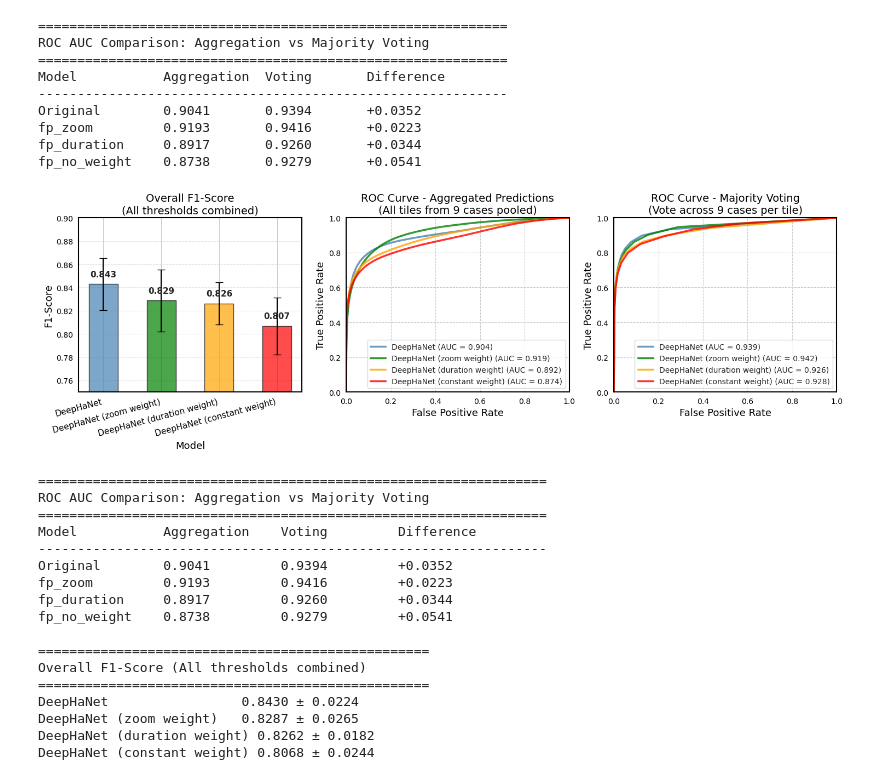
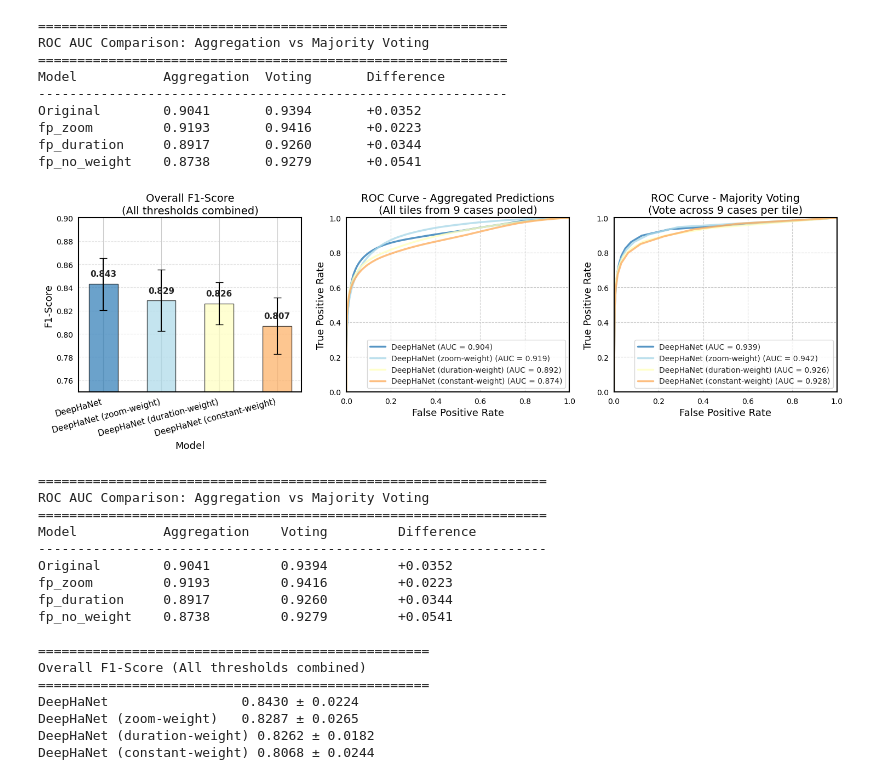
Before and after one commit to mling216/HaMap, a Jupyter notebook: code/analysis/Analyze_ablation_results.ipynb, the cells around one changed output. Drawn from its saved outputs; the diff is of its cells as text; code cells hidden in the pictures.

Commit message:
update plots with global colors

```diff
--- a/code/analysis/Analyze_ablation_results.ipynb
+++ b/code/analysis/Analyze_ablation_results.ipynb
@@ -521,7 +521,7 @@ fp_no_weight    0.8738       0.9279       +0.0541
 # Plot both ROC curves side by side with F1-score comparison
 fig, axes = plt.subplots(1, 3, figsize=(15, 5))
 
-colors = {'Original': 'steelblue', 'fp_duration': 'orange', 'fp_zoom': 'green', 'fp_no_weight': 'red'}
+colors = {'Original': '#2c7bb6', 'fp_duration': '#ffffbf', 'fp_zoom': '#abd9e9', 'fp_no_weight': '#fdae61'}
 model_order = ['Original', 'fp_zoom', 'fp_duration', 'fp_no_weight']
 model_labels = {'Original': 'DeepHaNet', 'fp_zoom': 'DeepHaNet (zoom-weight)', 'fp_duration': 'DeepHaNet (duration-weight)', 'fp_no_weight': 'DeepHaNet (constant-weight)'}
 
@@ -591,34 +591,34 @@ ax3.legend(loc="lower right", fontsize=10)
 ax3.tick_params(colors='black')
 ax3.grid(True, alpha=1, linestyle='--')
 for spine in ax3.spines.values():
     spine.set_edgecolor('black')
     spine.set_linewidth(1.5)
 
 plt.tight_layout()
 fig.savefig('./results/roc_all_vs_voting_with_f1.pdf', format='pdf', bbox_inches='tight')
 plt.show()
 
 # Print side-by-side comparison
 print("\n" + "="*65)
 print("ROC AUC Comparison: Aggregation vs Majority Voting")
 print("="*65)
 print(f"{'Model':<15} {'Aggregation':<14} {'Voting':<14} {'Difference':<12}")
 print("-"*65)
 for model_name in model_order:
     agg_auc = roc_results[model_name]['auc']
     vote_auc = voted_roc_results[model_name]['auc']
     diff = vote_auc - agg_auc
     print(f"{model_name:<15} {agg_auc:.4f}         {vote_auc:.4f}         {diff:+.4f}")
 
 print("\n" + "="*50)
 print("Overall F1-Score (All thresholds combined)")
 print("="*50)
 for model_name in model_order:
     f1_mean = means[model_order.index(model_name)]
     f1_sem = sems[model_order.index(model_name)]
     print(f"{model_labels[model_name]:<25} {f1_mean:.4f} ± {f1_sem*1.96:.4f}")
 # %% [output]
-[figure, old version]
+[figure, new version]
 =================================================================
 ROC AUC Comparison: Aggregation vs Majority Voting
 =================================================================
@@ -633,6 +633,6 @@ fp_no_weight    0.8738         0.9279         +0.0541
 Overall F1-Score (All thresholds combined)
 ==================================================
 DeepHaNet                 0.8430 ± 0.0224
-DeepHaNet (zoom weight)   0.8287 ± 0.0265
-DeepHaNet (duration weight) 0.8262 ± 0.0182
-DeepHaNet (constant weight) 0.8068 ± 0.0244
+DeepHaNet (zoom-weight)   0.8287 ± 0.0265
+DeepHaNet (duration-weight) 0.8262 ± 0.0182
+DeepHaNet (constant-weight) 0.8068 ± 0.0244
```
Also changed, not shown: 1 other file.
